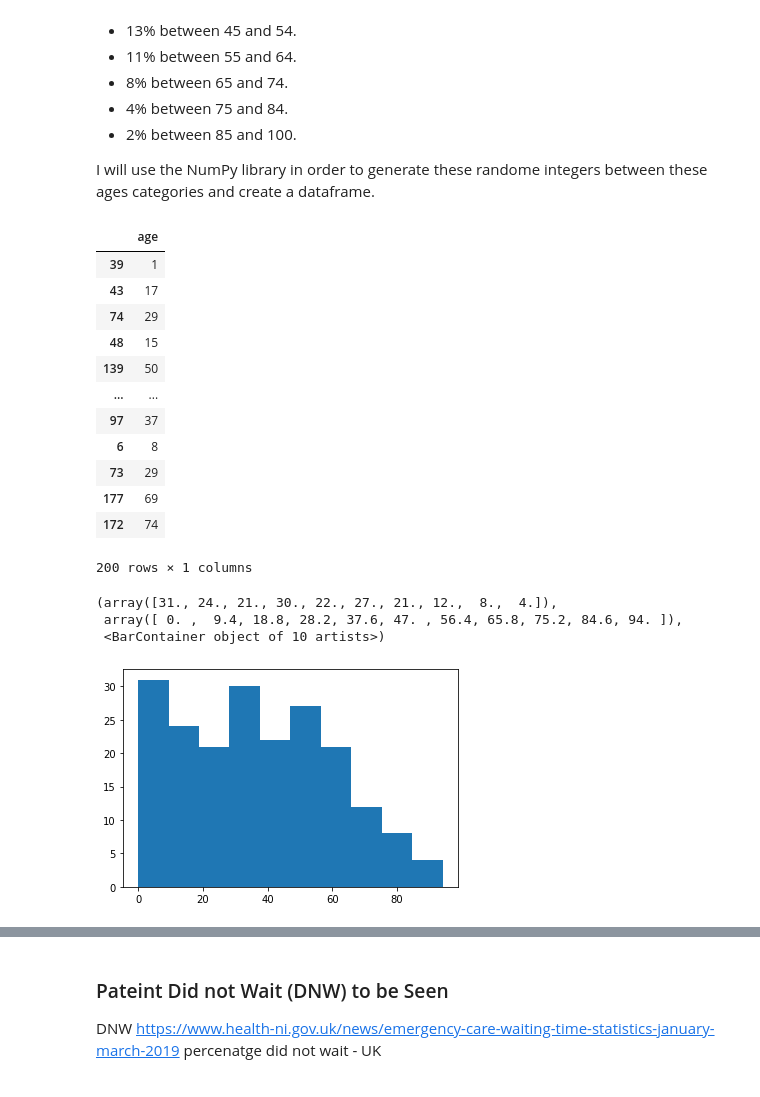
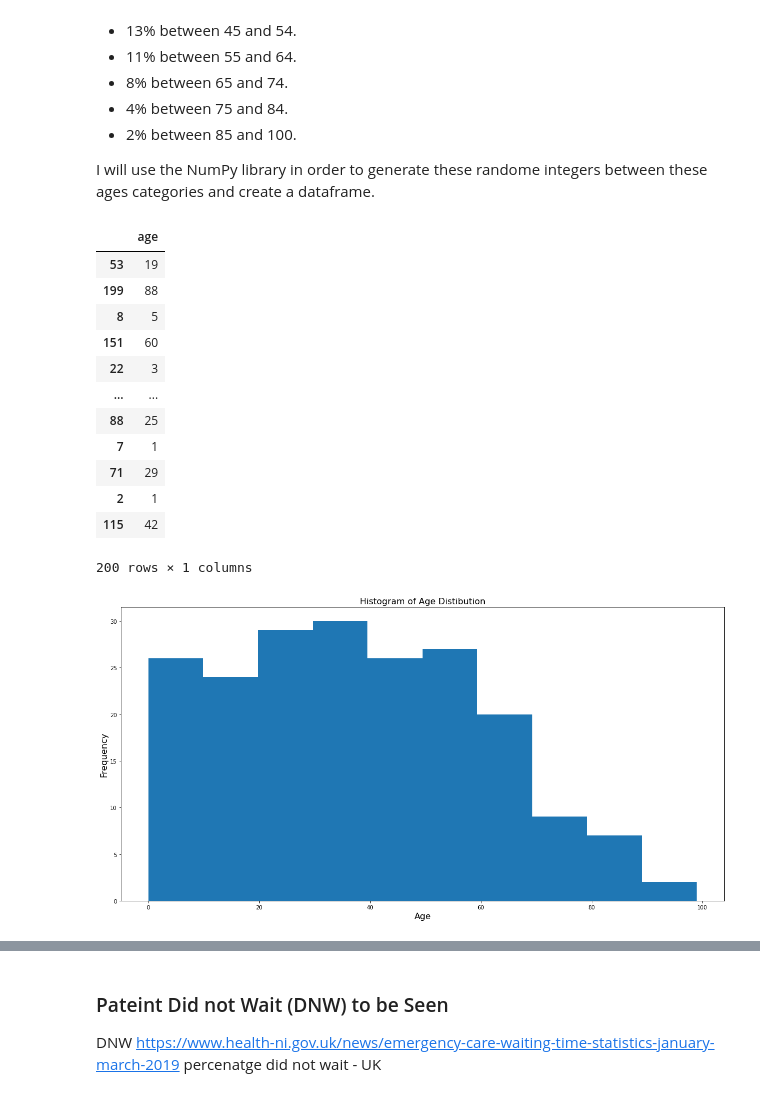
Before and after one commit to fionnmccarthy/Prog_DA_Project, a Jupyter notebook: real_world_phenomenon .ipynb, the cells around one changed output, grey strips where cells are left out. Cells and saved outputs as stored; diff of their text form; code cells hidden in the pictures.

```diff
--- a/real_world_phenomenon .ipynb
+++ b/real_world_phenomenon .ipynb
@@ -92,7 +107,8 @@ I will use the NumPy library in order to generate these randome integers between
 # %%
 import numpy as np
 
-rng = np.random.default_rng()
+#set seed
+rng = np.random.default_rng(2)
 
 a = rng.integers(0,15, size=40)
 b = rng.integers(15,25, size=26)
@@ -120,24 +136,36 @@ age_df = age_df.sample(frac=1)
 age_df
 # %% [output]
 |  | age |
-| 39 | 1 |
-| 43 | 17 |
-| 74 | 29 |
-| 48 | 15 |
-| 139 | 50 |
+| 53 | 19 |
+| 199 | 88 |
+| 8 | 5 |
+| 151 | 60 |
+| 22 | 3 |
 | ... | ... |
-| 97 | 37 |
-| 6 | 8 |
-| 73 | 29 |
-| 177 | 69 |
-| 172 | 74 |
+| 88 | 25 |
+| 7 | 1 |
+| 71 | 29 |
+| 2 | 1 |
+| 115 | 42 |
 200 rows × 1 columns
 # %%
 import matplotlib.pyplot as plt
+
+# figure size
+plt.figure(figsize=(20,10))
+
+font_1 = {'family':'sans-serif','color':'black','size':16}
+
+#plot histogram
 plt.hist(age_df)
+
+# adding title and labels
+plt.title('Histogram of Age Distibution', fontdict = font_1)
+plt.ylabel('Frequency', fontdict = font_1)
+plt.xlabel('Age', fontdict = font_1)
+
+# legend on plot
+plt.show()
 # %% [output]
-(array([31., 24., 21., 30., 22., 27., 21., 12.,  8.,  4.]),
- array([ 0. ,  9.4, 18.8, 28.2, 37.6, 47. , 56.4, 65.8, 75.2, 84.6, 94. ]),
- <BarContainer object of 10 artists>)
-[figure, old version]
+[figure, new version]
 # %% [markdown]
```
Also changed, not shown: parts of 11 cells of this notebook.
